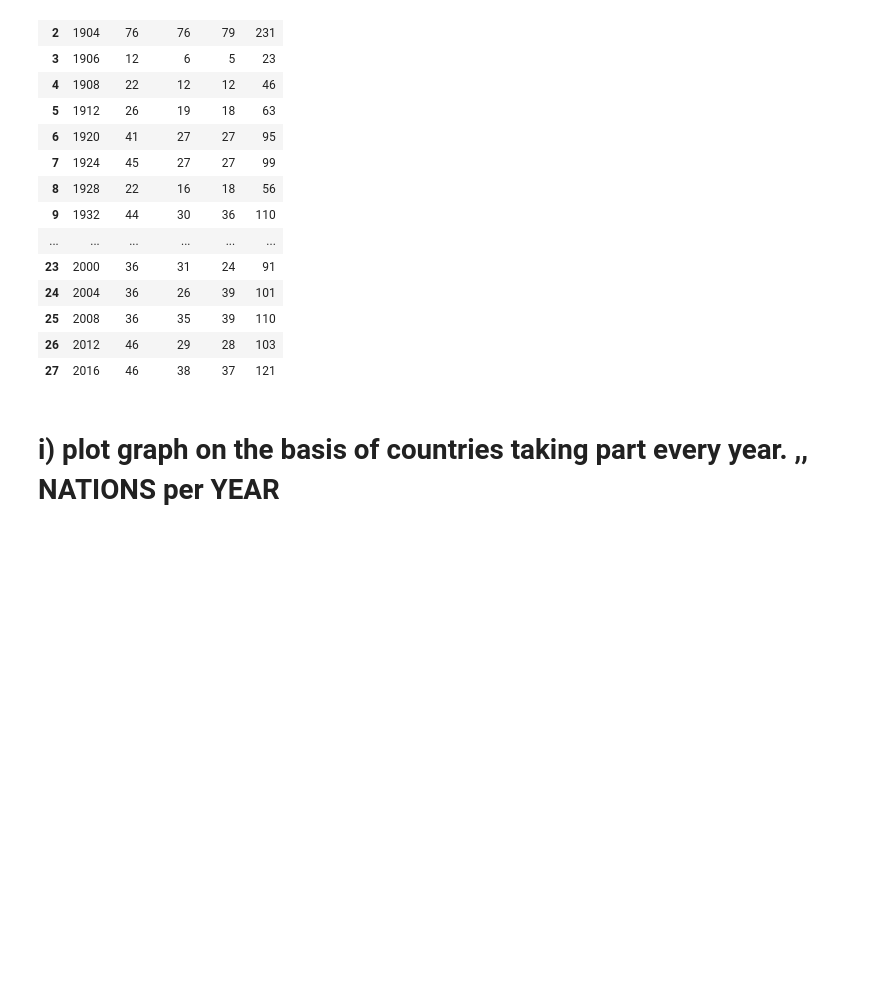
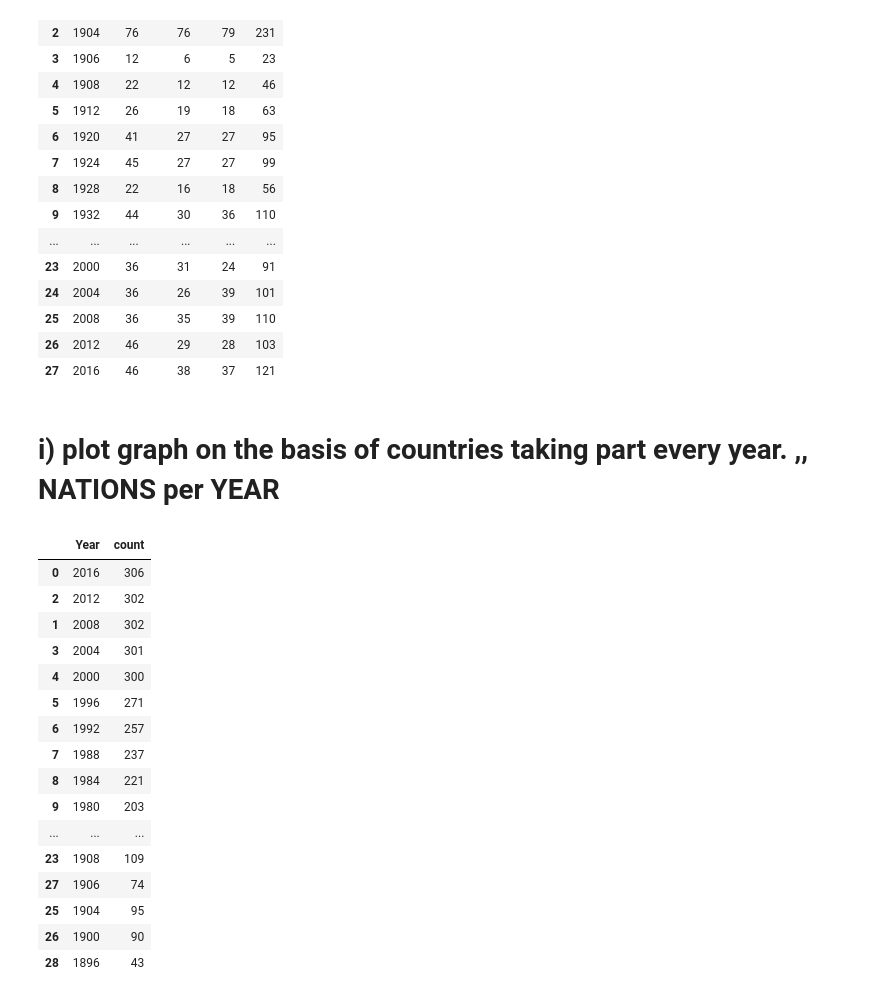
Before and after one commit to rabin20-04/Olympics_Data-analysis_Web-App, a Jupyter notebook: olympics_eda.ipynb, the cells around one changed output. Saved outputs shown, nothing was run; the diff lists cells and outputs as text; code cells hidden in the pictures; blank space fills up the shorter version.

```diff
--- a/olympics_eda.ipynb
+++ b/olympics_eda.ipynb
@@ -486,3 +485,24 @@ import plotly.express as px
 # %%
 fig=px.line(nations_over_time,x="Year",y="No.of Countries")
 fig.show()
+# %%
+total_events_occured=df.drop_duplicates(["Year","Event"])["Year"].value_counts().reset_index().sort_values("Year",ascending=False) # same year,same country , every year participating nation
+total_events_occured
+# %% [output]
+|  | Year | count |
+| 0 | 2016 | 306 |
+| 2 | 2012 | 302 |
+| 1 | 2008 | 302 |
+| 3 | 2004 | 301 |
+| 4 | 2000 | 300 |
+| 5 | 1996 | 271 |
+| 6 | 1992 | 257 |
+| 7 | 1988 | 237 |
+| 8 | 1984 | 221 |
+| 9 | 1980 | 203 |
+| ... | ... | ... |
+| 23 | 1908 | 109 |
+| 27 | 1906 | 74 |
+| 25 | 1904 | 95 |
+| 26 | 1900 | 90 |
+| 28 | 1896 | 43 |
```
Also changed, not shown: parts of 8 cells of this notebook, 1 other file.
